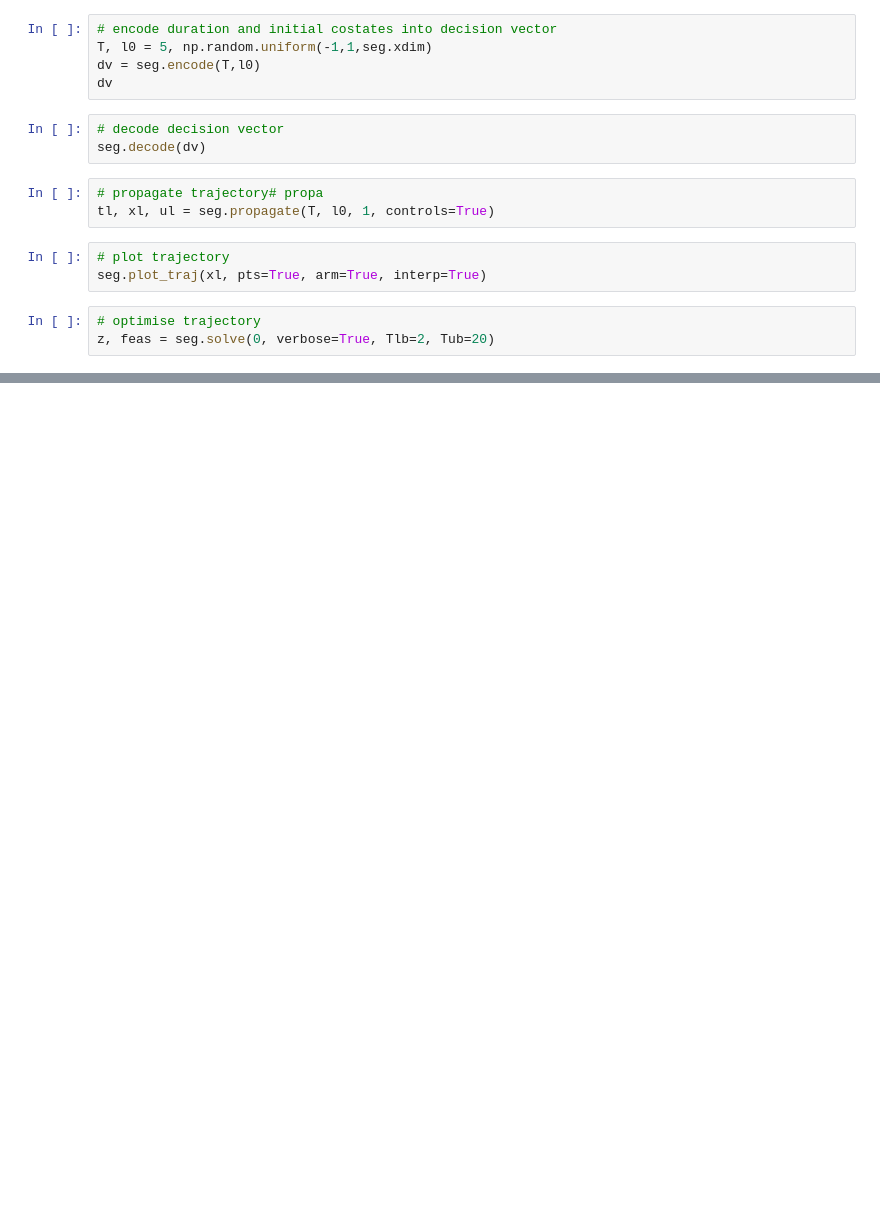
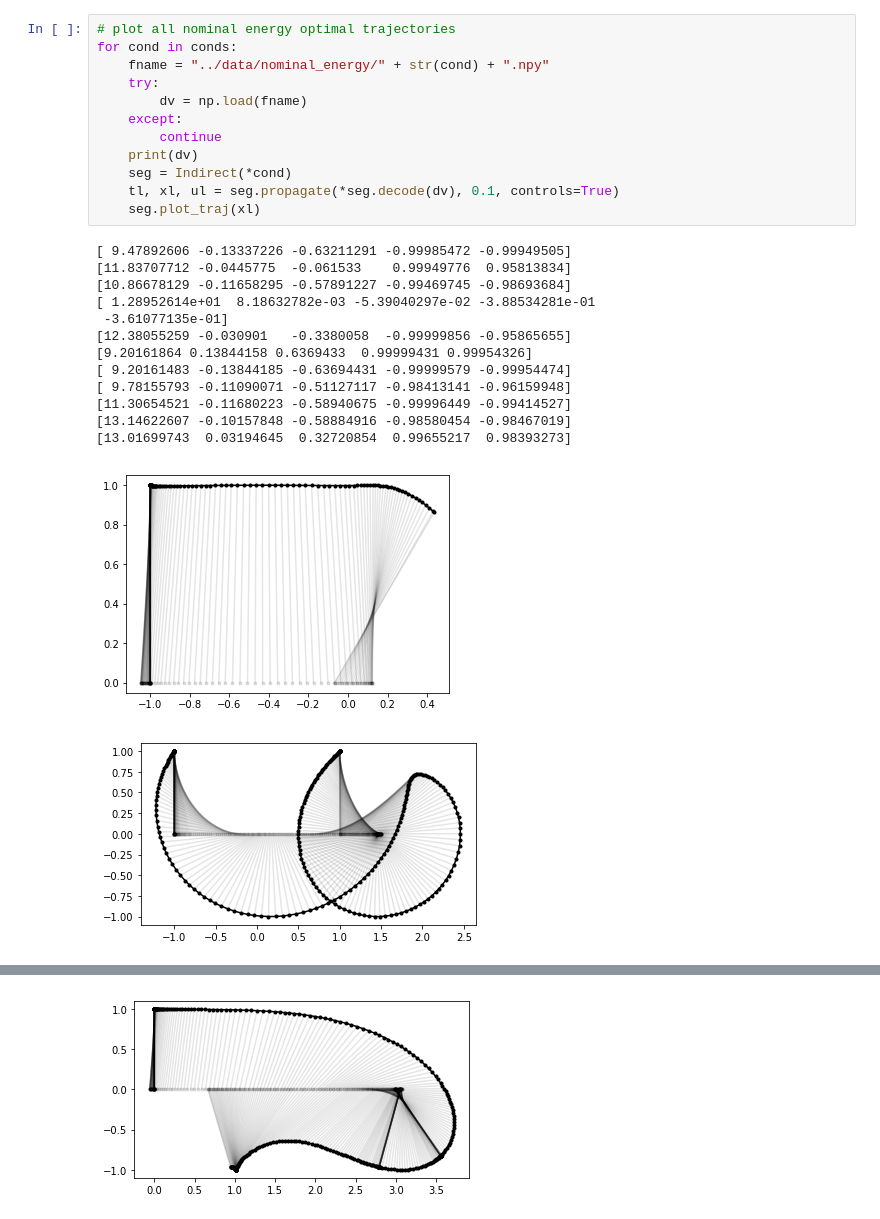
Before and after one commit to cisprague/icra2019, a Jupyter notebook: notebooks/indirect.ipynb, the cells around one changed output, grey strips where cells are left out. Saved outputs shown, nothing was run; the diff lists cells and outputs as text; blank space fills up the shorter version.

```diff
--- a/notebooks/indirect.ipynb
+++ b/notebooks/indirect.ipynb
@@ -18,17 +7,27 @@ seg = Indirect(x0, xf)
-# %%
-# encode duration and initial costates into decision vector
-T, l0 = 5, np.random.uniform(-1,1,seg.xdim)
-dv = seg.encode(T,l0)
-dv
-# %%
-# decode decision vector
-seg.decode(dv)
-# %%
-# propagate trajectory# propa
-tl, xl, ul = seg.propagate(T, l0, 1, controls=True)
-# %%
-# plot trajectory
-seg.plot_traj(xl, pts=True, arm=True, interp=True)
-# %%
-# optimise trajectory
-z, feas = seg.solve(0, verbose=True, Tlb=2, Tub=20)
+# %%
+# plot all nominal energy optimal trajectories
+for cond in conds:
+    fname = "../data/nominal_energy/" + str(cond) + ".npy"
+    try:
+        dv = np.load(fname)
+    except:
+        continue
+    print(dv)
+    seg = Indirect(*cond)
+    tl, xl, ul = seg.propagate(*seg.decode(dv), 0.1, controls=True)
+    seg.plot_traj(xl)
+# %% [output]
+[ 9.47892606 -0.13337226 -0.63211291 -0.99985472 -0.99949505]
+[11.83707712 -0.0445775  -0.061533    0.99949776  0.95813834]
+[10.86678129 -0.11658295 -0.57891227 -0.99469745 -0.98693684]
+[ 1.28952614e+01  8.18632782e-03 -5.39040297e-02 -3.88534281e-01
+ -3.61077135e-01]
+[12.38055259 -0.030901   -0.3380058  -0.99999856 -0.95865655]
+[9.20161864 0.13844158 0.6369433  0.99999431 0.99954326]
+[ 9.20161483 -0.13844185 -0.63694431 -0.99999579 -0.99954474]
+[ 9.78155793 -0.11090071 -0.51127117 -0.98413141 -0.96159948]
+[11.30654521 -0.11680223 -0.58940675 -0.99996449 -0.99414527]
+[13.14622607 -0.10157848 -0.58884916 -0.98580454 -0.98467019]
+[13.01699743  0.03194645  0.32720854  0.99655217  0.98393273]
+[figure, added]
+[figure, added]
@@ -34,0 +41 @@ z, feas = seg.solve(0, verbose=True, Tlb=2, Tub=20)
+[figure, added]
```
Also changed, not shown: parts of 15 cells of this notebook, 48 other files.
